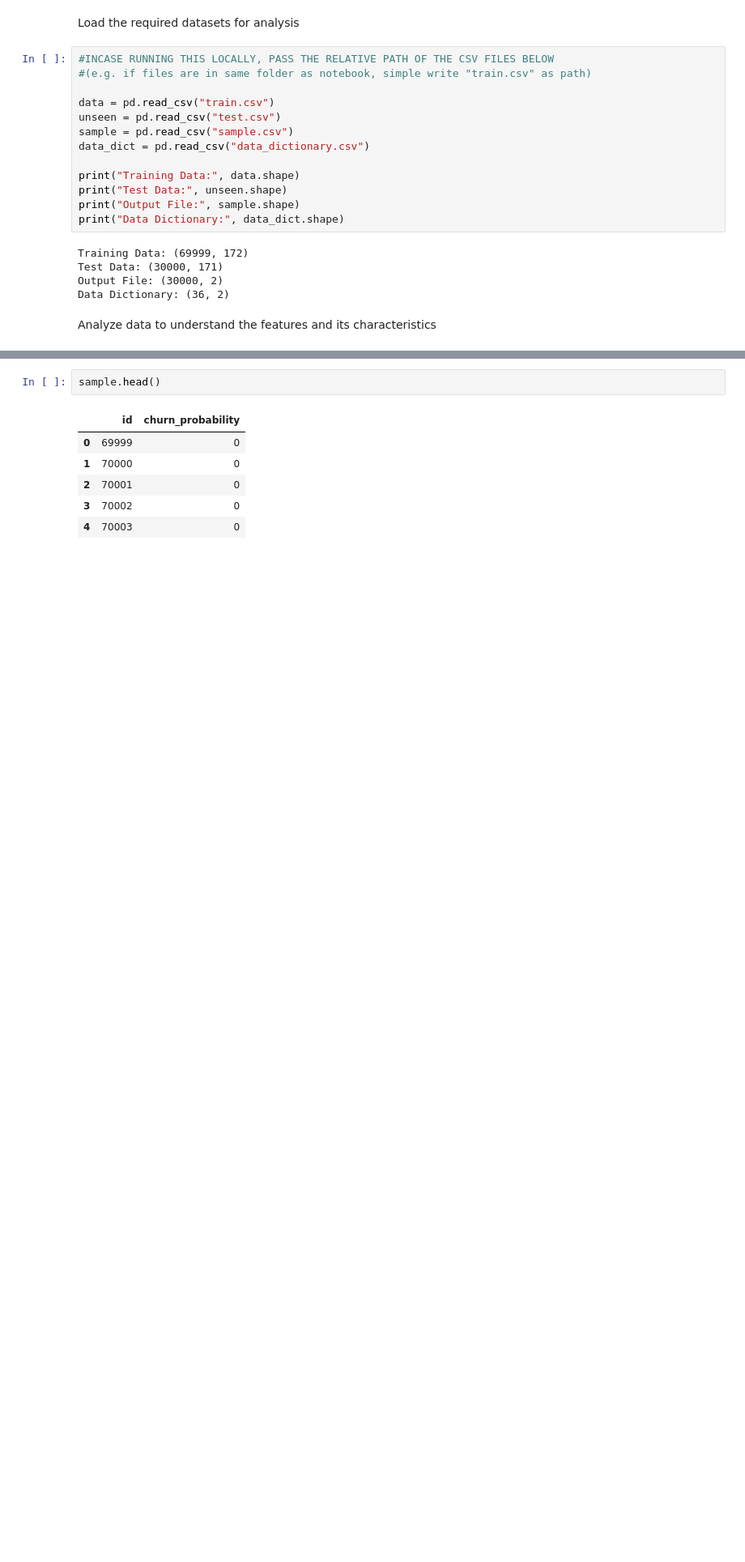
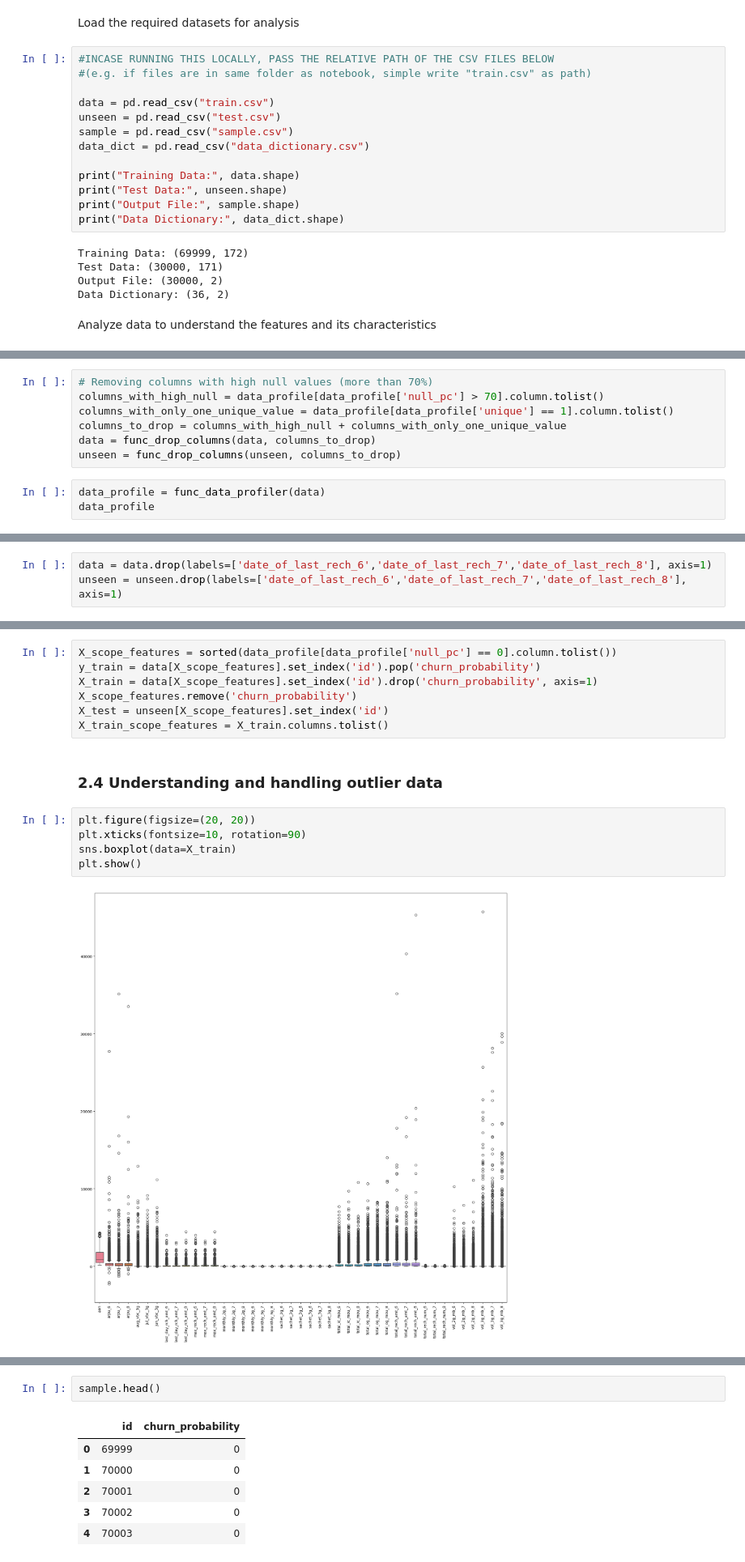
Before and after one commit to riteshlath/case-study-churn-prediction-for-telecom, a Jupyter notebook: case-study-predict-telecom-churn.ipynb, the cells around one changed output, grey strips where cells are left out. Shown at 81% size. Saved outputs shown, nothing was run; the diff lists cells and outputs as text; blank space fills up the shorter version.

```diff
--- a/case-study-predict-telecom-churn.ipynb
+++ b/case-study-predict-telecom-churn.ipynb
@@ -552,0 +148,10 @@ For submission, we need to make sure that the format is exactly the same as the
+# %%
+# Removing columns with high null values (more than 70%)
+columns_with_high_null = data_profile[data_profile['null_pc'] > 70].column.tolist()
+columns_with_only_one_unique_value = data_profile[data_profile['unique'] == 1].column.tolist()
+columns_to_drop = columns_with_high_null + columns_with_only_one_unique_value
+data = func_drop_columns(data, columns_to_drop)
+unseen = func_drop_columns(unseen, columns_to_drop)
+# %%
+data_profile = func_data_profiler(data)
+data_profile
@@ -552,0 +328,3 @@ For submission, we need to make sure that the format is exactly the same as the
+# %%
+data = data.drop(labels=['date_of_last_rech_6','date_of_last_rech_7','date_of_last_rech_8'], axis=1)
+unseen = unseen.drop(labels=['date_of_last_rech_6','date_of_last_rech_7','date_of_last_rech_8'], axis=1)
@@ -552,0 +333,16 @@ For submission, we need to make sure that the format is exactly the same as the
+# %%
+X_scope_features = sorted(data_profile[data_profile['null_pc'] == 0].column.tolist())
+y_train = data[X_scope_features].set_index('id').pop('churn_probability')
+X_train = data[X_scope_features].set_index('id').drop('churn_probability', axis=1)
+X_scope_features.remove('churn_probability')
+X_test = unseen[X_scope_features].set_index('id')
+X_train_scope_features = X_train.columns.tolist()
+# %% [markdown]
+### 2.4 Understanding and handling outlier data
+# %%
+plt.figure(figsize=(20, 20))
+plt.xticks(fontsize=10, rotation=90)
+sns.boxplot(data=X_train)
+plt.show()
+# %% [output]
+[figure, added]
```
Also changed, not shown: parts of 152 cells of this notebook, 1 other file.
